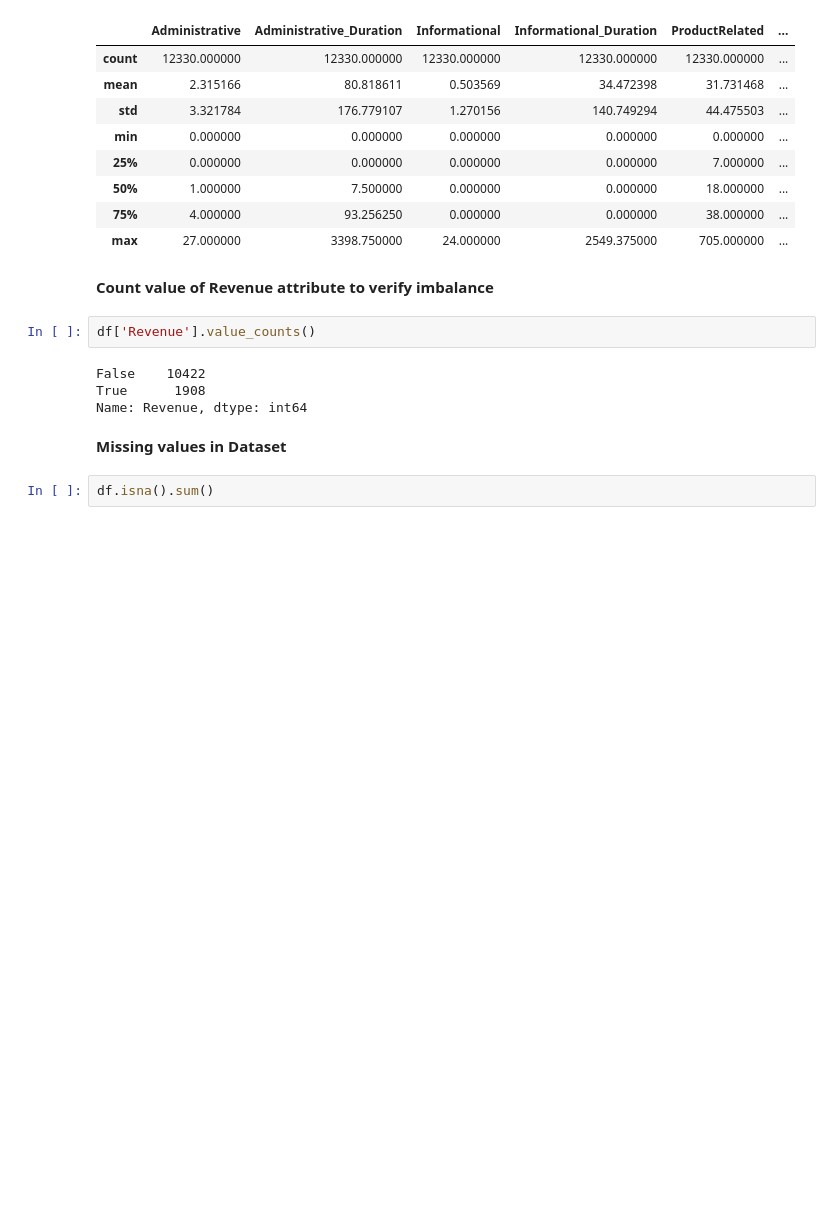
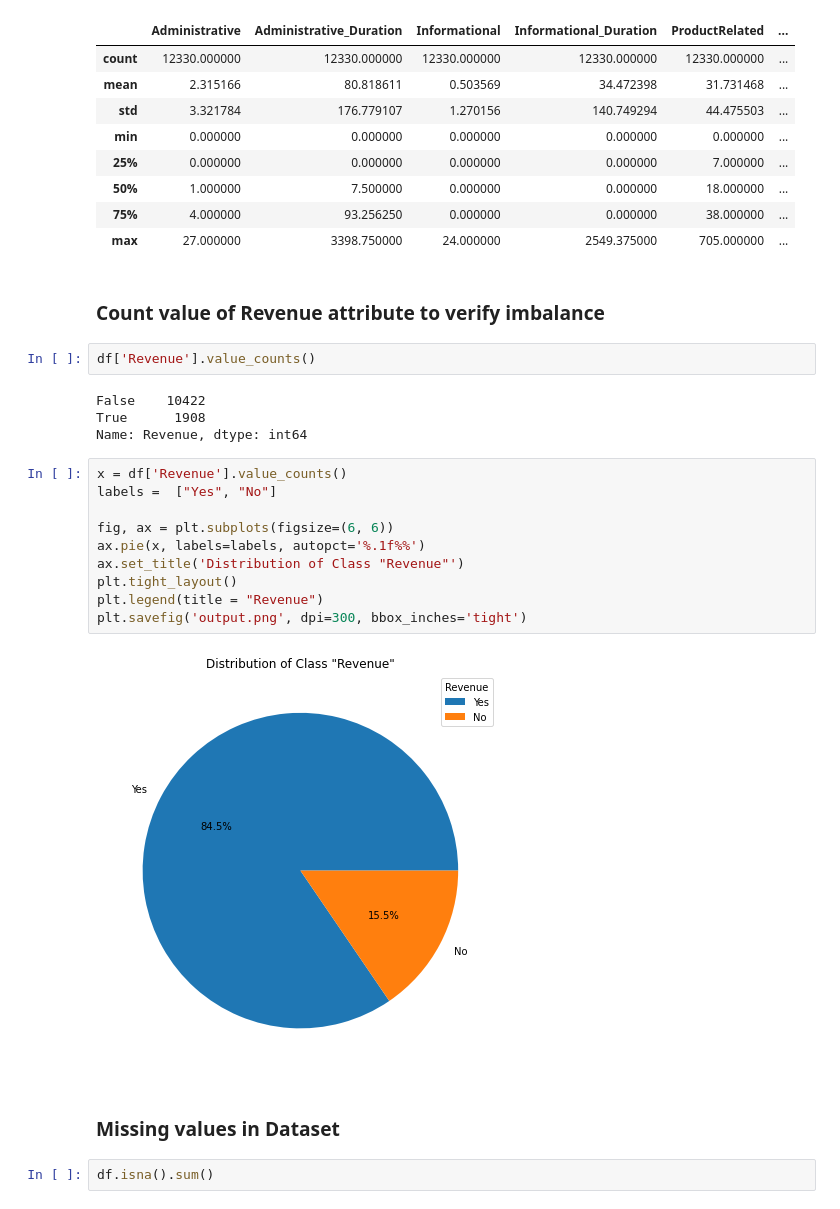
Before and after one commit to gabybolivar/CIND820-Capstone-Project-Online-Shoppers-Purchasing-Intention, a Jupyter notebook: EDA-Data Preparation/EDA- Data preparation Online shoppers.ipynb, the cells around one changed output. Cells and saved outputs as stored; diff of their text form; blank space fills up the shorter version.

```diff
--- a/EDA-Data Preparation/EDA- Data preparation Online shoppers.ipynb
+++ b/EDA-Data Preparation/EDA- Data preparation Online shoppers.ipynb
@@ -77,15 +87,27 @@ df.describe()
 | 75% | 4.000000 | 93.256250 | 0.000000 | 0.000000 | 38.000000 | ... |
 | max | 27.000000 | 3398.750000 | 24.000000 | 2549.375000 | 705.000000 | ... |
 # %% [markdown]
-**Count value of Revenue attribute to verify imbalance**
+### **Count value of Revenue attribute to verify imbalance**
 # %%
 df['Revenue'].value_counts()
 # %% [output]
 False    10422
 True      1908
 Name: Revenue, dtype: int64
+# %%
+x = df['Revenue'].value_counts()
+labels =  ["Yes", "No"]
+
+fig, ax = plt.subplots(figsize=(6, 6))
+ax.pie(x, labels=labels, autopct='%.1f%%')
+ax.set_title('Distribution of Class "Revenue"')
+plt.tight_layout()
+plt.legend(title = "Revenue")
+plt.savefig('output.png', dpi=300, bbox_inches='tight')
+# %% [output]
+[figure, added]
 # %% [markdown]
-**Missing values in Dataset**
+### **Missing values in Dataset**
 # %%
 df.isna().sum()
 # %% [output]
```
Also changed, not shown: parts of 117 cells of this notebook, 3 other files.
